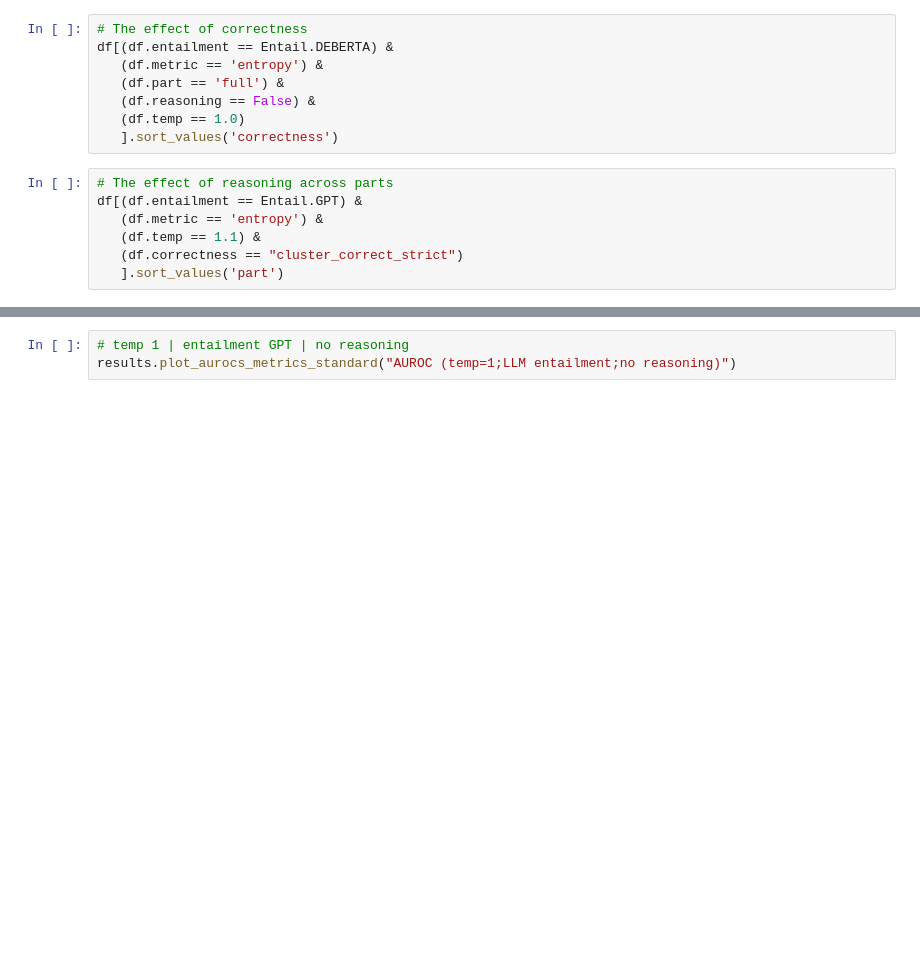
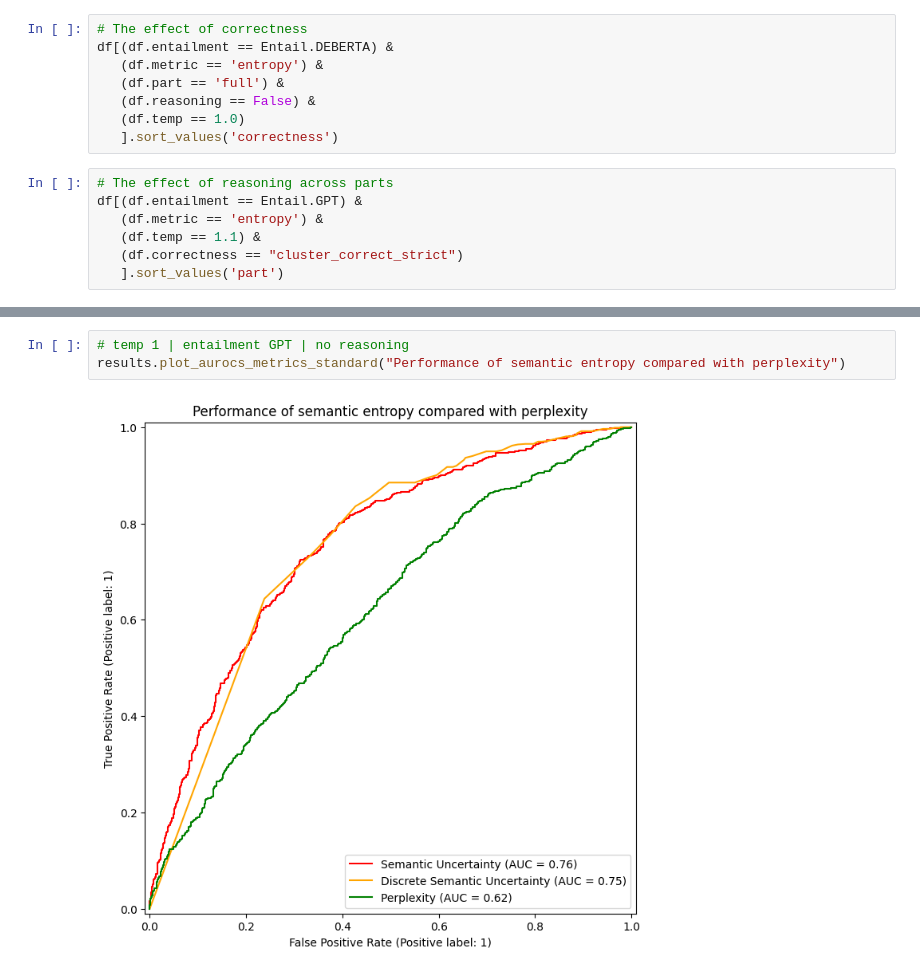
Before and after one commit to jahanpd/mrcog_llm_uncertainty, a Jupyter notebook: results.ipynb, the cells around one changed output, grey strips where cells are left out. Cells and saved outputs as stored; diff of their text form; blank space fills up the shorter version.

```diff
--- a/results.ipynb
+++ b/results.ipynb
@@ -80,3 +243,5 @@ results.plot_aurocs_sem_ent_full_gpt()
 # %%
 # temp 1 | entailment GPT | no reasoning
-results.plot_aurocs_metrics_standard("AUROC (temp=1;LLM entailment;no reasoning)")
+results.plot_aurocs_metrics_standard("Performance of semantic entropy compared with perplexity")
+# %% [output]
+[figure, added]
```
Also changed, not shown: parts of 21 cells of this notebook, 21 other files.
